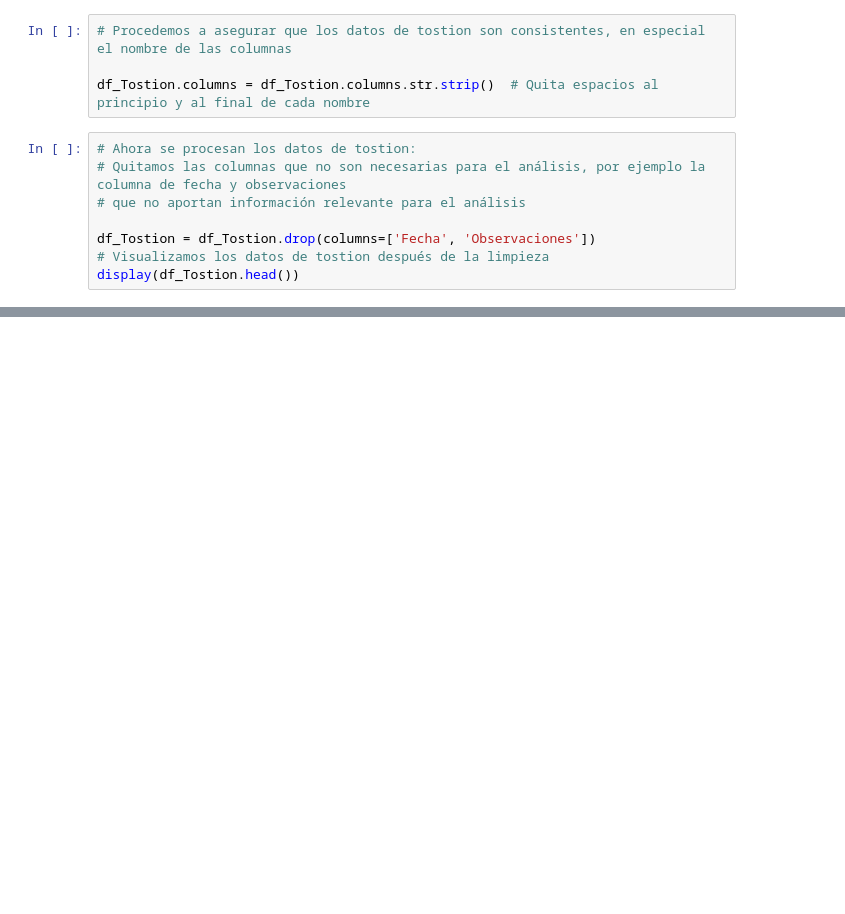
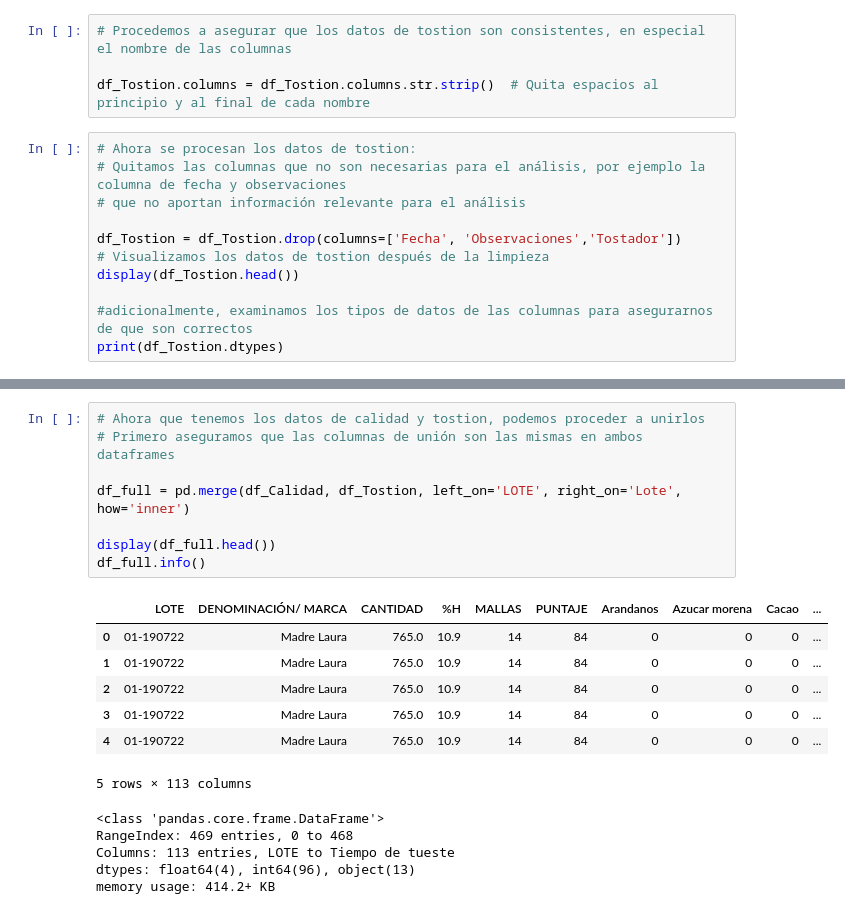
Before and after one commit to RicardoLoperaV/coffee-quality-regression, a Jupyter notebook: Coffee_Cup_Score.ipynb, the cells around one changed output, grey strips where cells are left out. Saved outputs shown, nothing was run; the diff lists cells and outputs as text; blank space fills up the shorter version.

```diff
--- a/Coffee_Cup_Score.ipynb
+++ b/Coffee_Cup_Score.ipynb
@@ -348,9 +359,12 @@ df_Tostion.columns = df_Tostion.columns.str.strip()  # Quita espacios al princip
 # Quitamos las columnas que no son necesarias para el análisis, por ejemplo la columna de fecha y observaciones
 # que no aportan información relevante para el análisis
 
-df_Tostion = df_Tostion.drop(columns=['Fecha', 'Observaciones'])
+df_Tostion = df_Tostion.drop(columns=['Fecha', 'Observaciones','Tostador'])
 # Visualizamos los datos de tostion después de la limpieza
 display(df_Tostion.head())
+
+#adicionalmente, examinamos los tipos de datos de las columnas para asegurarnos de que son correctos
+print(df_Tostion.dtypes)
 # %% [output]
 |  | Lote | Origen | Variedad | Proceso | Beneficio | Peso en Verde | Merma | Peso en Tostado | Perfil | ... |
 | 0 | 01-190722 | Jerico | Dos mil | Tradicional | Lavado | 9.00 | 15.000000 | 7.65 | Filtrado | ... |
@@ -360,0 +414,21 @@ display(df_Tostion.head())
+# %%
+# Ahora que tenemos los datos de calidad y tostion, podemos proceder a unirlos
+# Primero aseguramos que las columnas de unión son las mismas en ambos dataframes
+
+df_full = pd.merge(df_Calidad, df_Tostion, left_on='LOTE', right_on='Lote', how='inner')
+
+display(df_full.head())
+df_full.info()
+# %% [output]
+|  | LOTE | DENOMINACIÓN/ MARCA | CANTIDAD | %H | MALLAS | PUNTAJE | Arandanos | Azucar morena | Cacao | ... |
+| 0 | 01-190722 | Madre Laura | 765.0 | 10.9 | 14 | 84 | 0 | 0 | 0 | ... |
+| 1 | 01-190722 | Madre Laura | 765.0 | 10.9 | 14 | 84 | 0 | 0 | 0 | ... |
+| 2 | 01-190722 | Madre Laura | 765.0 | 10.9 | 14 | 84 | 0 | 0 | 0 | ... |
+| 3 | 01-190722 | Madre Laura | 765.0 | 10.9 | 14 | 84 | 0 | 0 | 0 | ... |
+| 4 | 01-190722 | Madre Laura | 765.0 | 10.9 | 14 | 84 | 0 | 0 | 0 | ... |
+5 rows × 113 columns
+<class 'pandas.core.frame.DataFrame'>
+RangeIndex: 469 entries, 0 to 468
+Columns: 113 entries, LOTE to Tiempo de tueste
+dtypes: float64(4), int64(96), object(13)
+memory usage: 414.2+ KB
```
Also changed, not shown: parts of 12 cells of this notebook.
